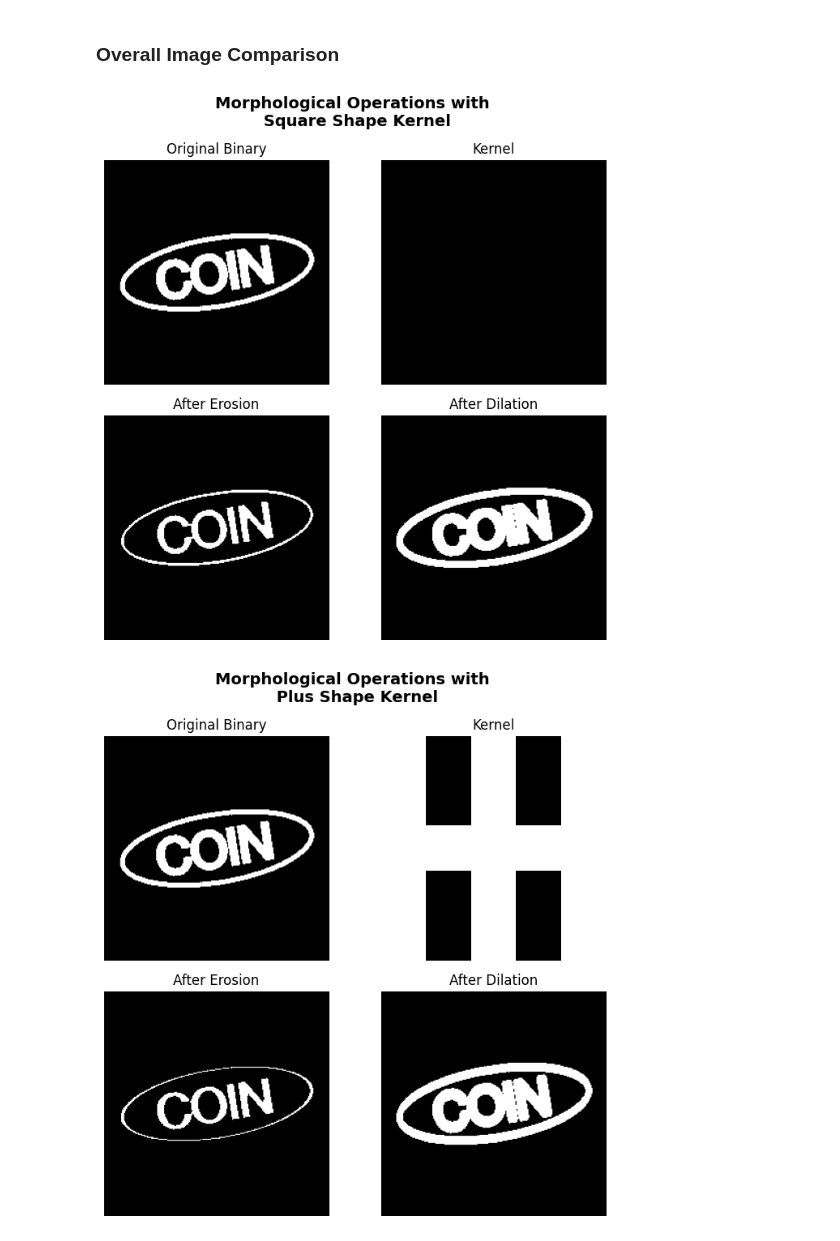
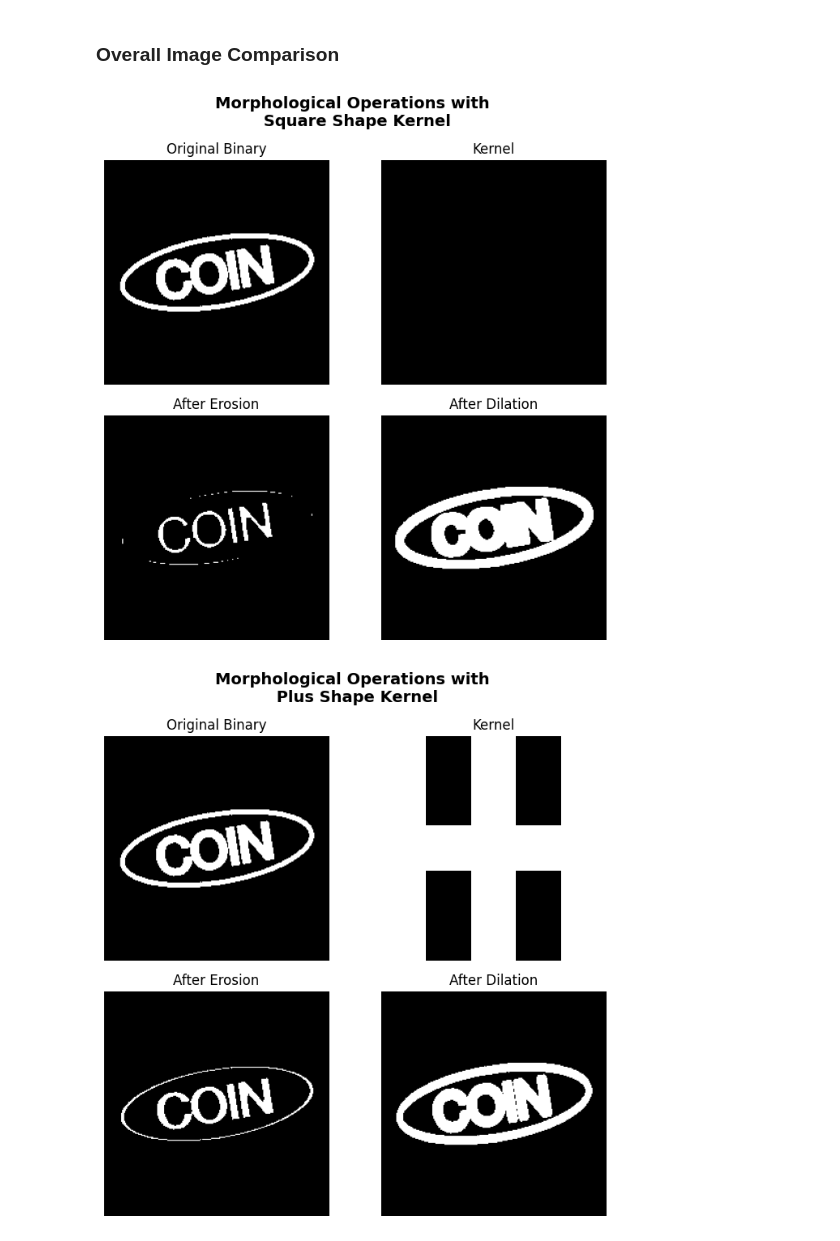
Before and after one commit to notyouriiz/Image_Processing, a Jupyter notebook: Morphological Operations/Assignment_1.ipynb, the cells around one changed output. Cells and saved outputs as stored; diff of their text form; code cells hidden in the pictures.

```diff
--- a/Morphological Operations/Assignment_1.ipynb
+++ b/Morphological Operations/Assignment_1.ipynb
@@ -66,7 +66,7 @@ def apply_morphology(binary, kernel, kernel_name="Custom Kernel"):
 ### Overall Image Comparison
 # %%
 # Kernel 1 (Square Shape)
-kernel1 = np.ones((3,3), np.uint8)
+kernel1 = np.ones((5,5), np.uint8)
 
 # Kernel 2 (Plus Shape)
 kernel2 = np.array([[0, 1, 0],
@@ -76,34 +76,34 @@ kernel2 = np.array([[0, 1, 0],
                     [0, 1, 0]], dtype=np.uint8)
 
 # Kernel 3 (Cross Shape)
 kernel3 = np.array([[1, 0, 1],
                     [1, 0, 1],
                     [0, 1, 0],
                     [1, 0, 1],
                     [1, 0, 1]], dtype=np.uint8)
 
 # Kernel 3 (Horizontal SHape)
 kernel4 = np.ones((1,5), np.uint8)
 
 # Kernel 4 (Vertical Shape)
 kernel5 = np.ones((5,1), np.uint8)
 
 # Kernel 6 (Circular Shape)
 kernel6 = np.array([[1, 1, 1],
                     [1, 0, 1],
                     [1, 0, 1],
                     [1, 0, 1],
                     [1, 1, 1]], dtype=np.uint8)
 
 # Apply with different kernels
 apply_morphology(binary, kernel1, "Square Shape Kernel")
 apply_morphology(binary, kernel2, "Plus Shape Kernel")
 apply_morphology(binary, kernel3, "Cross Shape Kernel")
 apply_morphology(binary, kernel4, "Horizontal Kernel")
 apply_morphology(binary, kernel5, "Vertical Shape Kernel")
 apply_morphology(binary, kernel6, "Circular Shape Kernel")
 # %% [output]
-[figure, old version]
+[figure, new version]
 [figure]
 [figure]
 [figure]
```
Also changed, not shown: 2 other files.
